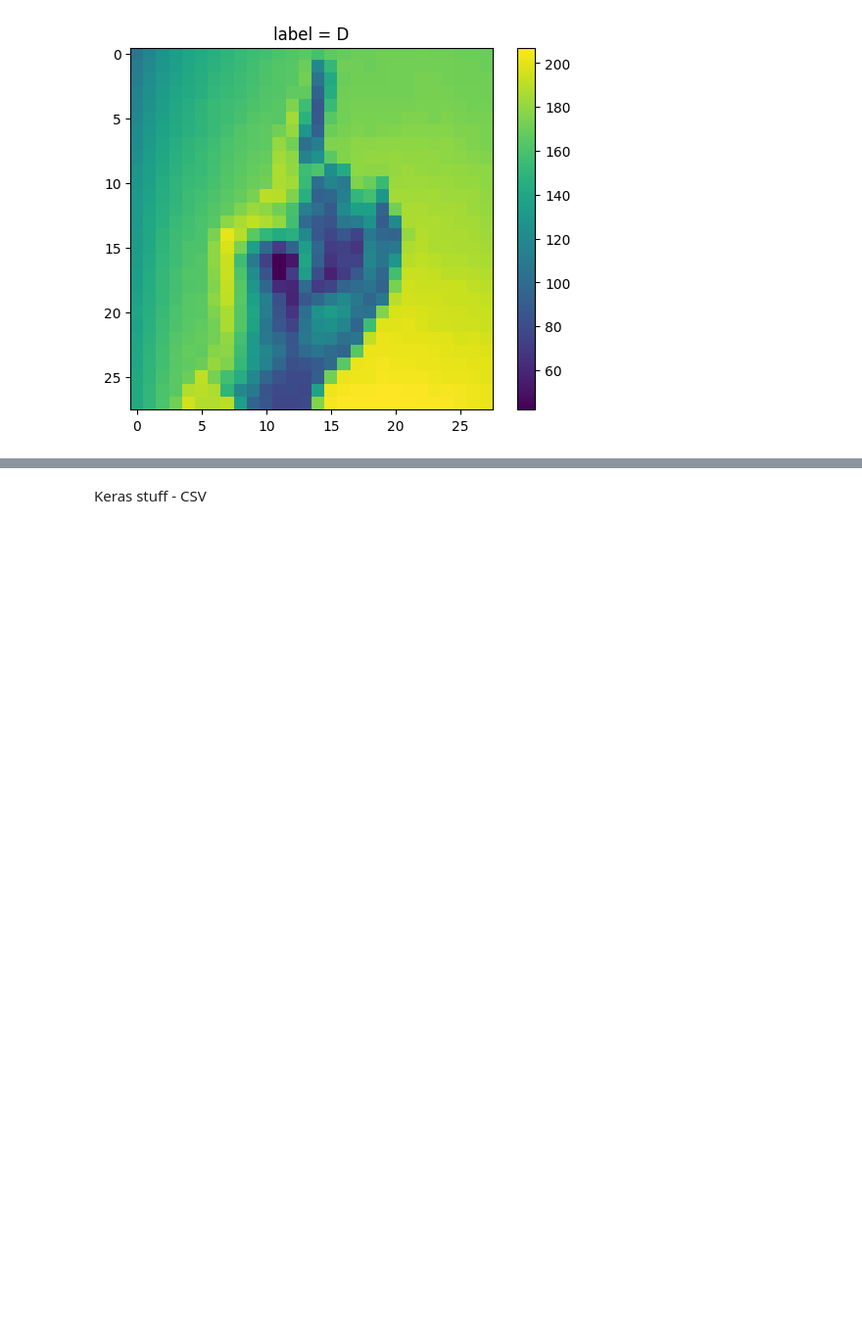
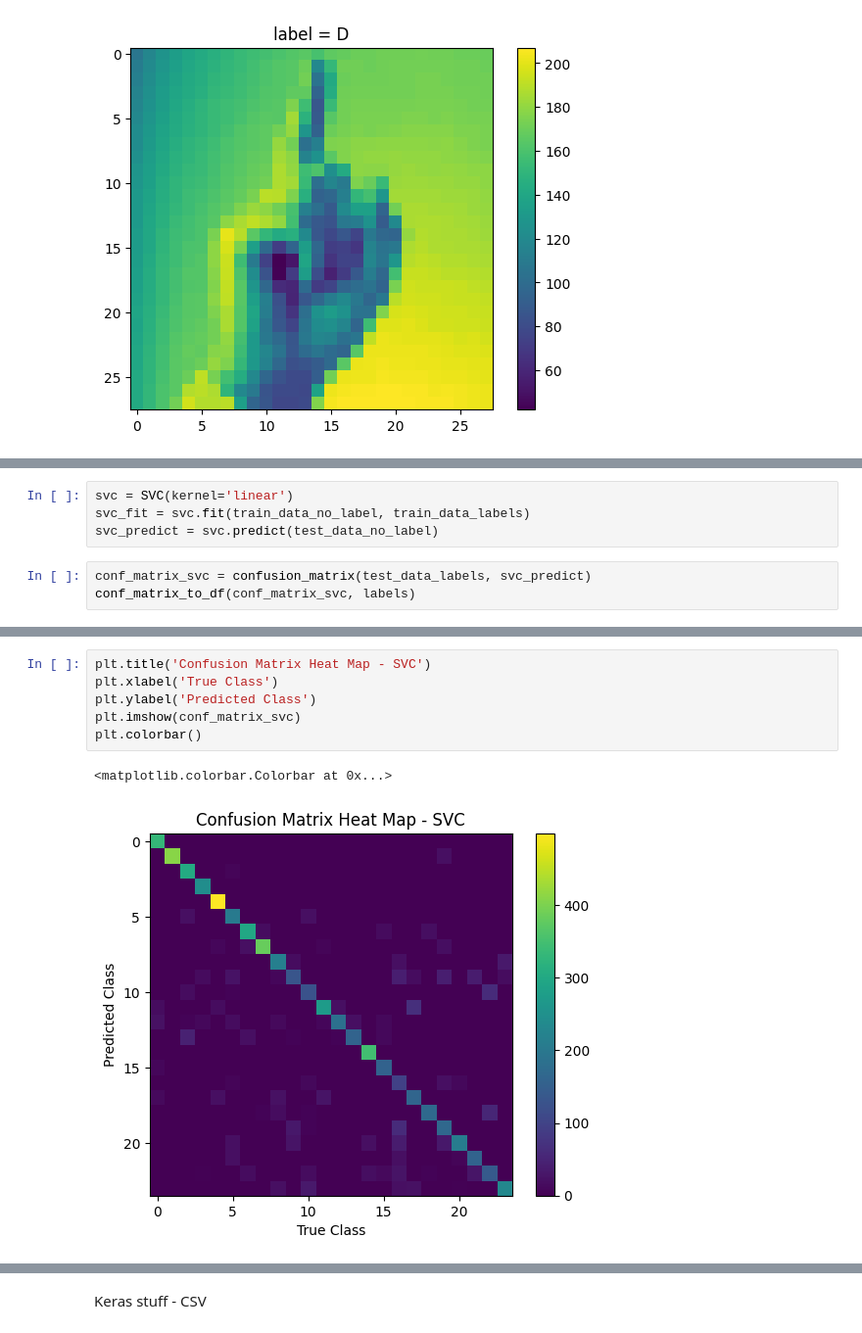
Before and after one commit to Astute-2319/CS5990-Group7-Final-Project, a Jupyter notebook: astute_final_work.ipynb, the cells around one changed output, grey strips where cells are left out. Shown at 98% size. Drawn from its saved outputs; the diff is of its cells as text; blank space fills up the shorter version.

```diff
--- a/astute_final_work.ipynb
+++ b/astute_final_work.ipynb
@@ -68,0 +235,7 @@ plt.show()
+# %%
+svc = SVC(kernel='linear')
+svc_fit = svc.fit(train_data_no_label, train_data_labels)
+svc_predict = svc.predict(test_data_no_label)
+# %%
+conf_matrix_svc = confusion_matrix(test_data_labels, svc_predict)
+conf_matrix_to_df(conf_matrix_svc, labels)
@@ -68,0 +261,9 @@ plt.show()
+# %%
+plt.title('Confusion Matrix Heat Map - SVC')
+plt.xlabel('True Class')
+plt.ylabel('Predicted Class')
+plt.imshow(conf_matrix_svc)
+plt.colorbar()
+# %% [output]
+<matplotlib.colorbar.Colorbar at 0x...>
+[figure, added]
```
Also changed, not shown: parts of 22 cells of this notebook.
